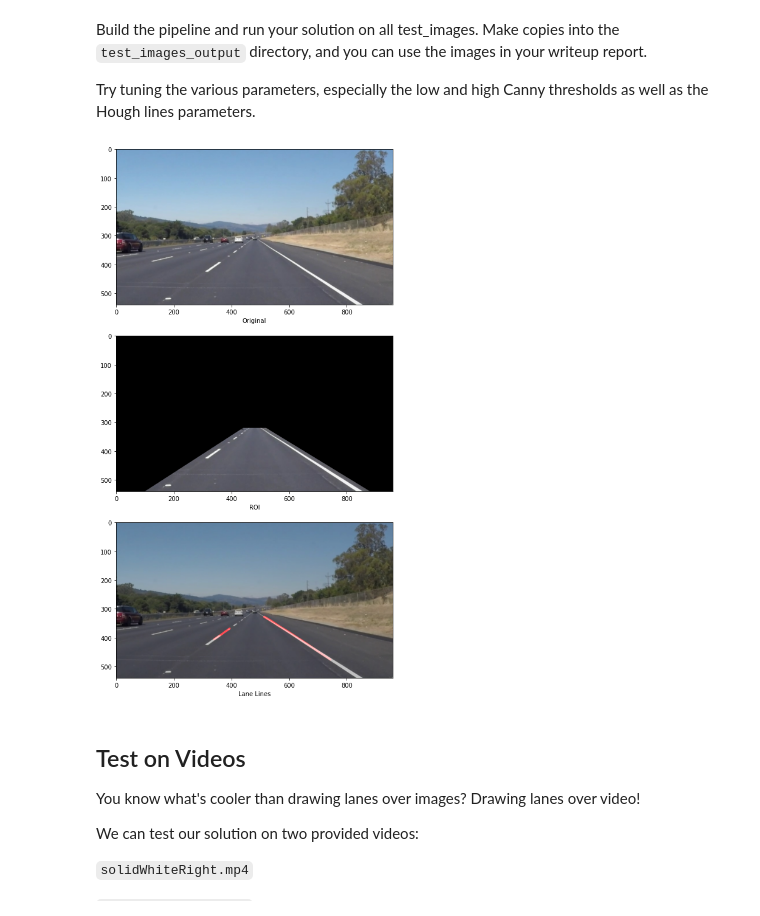
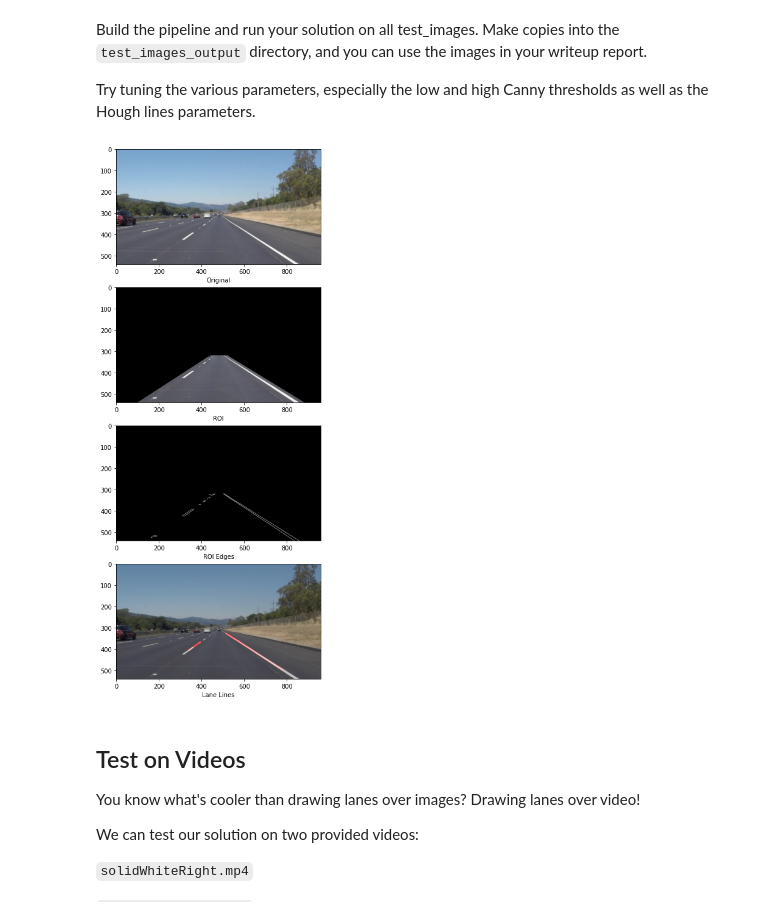
Before and after one commit to shlok-agarwal/LaneFinding, a Jupyter notebook: P1.ipynb, the cells around one changed output. Drawn from its saved outputs; the diff is of its cells as text; code cells hidden in the pictures.

Commit message:
polyfit better visual and classification

```diff
--- a/P1.ipynb
+++ b/P1.ipynb
@@ -157,18 +157,12 @@ def draw_lines(img, lines, lane_xcenter, color=[255, 0, 0], thickness=5):
         for line in lines:
             for x1,y1,x2,y2 in line:
                 angle = lineAngle(x1,y1,x2,y2)
-                if (angle >= 30 and angle <= 90) or (angle >= -90 and angle <= -30):
-                    if x1 < lane_xcenter:
-                        leftPoints = np.append(leftPoints, np.array([[x1,y1]]), axis=0)
-                    else:
-                        rightPoints = np.append(rightPoints, np.array([[x1,y1]]), axis=0)
-
-                    if x2 < lane_xcenter:
-                        leftPoints = np.append(leftPoints, np.array([[x2,y2]]), axis=0)
-                    else:
-                        rightPoints = np.append(rightPoints, np.array([[x2,y2]]), axis=0)
-
-
+                if x1 < lane_xcenter and x2 < lane_xcenter: # (angle >= -90 and angle <= -30):
+                    leftPoints = np.append(leftPoints, np.array([[x1,y1]]), axis=0)
+                    leftPoints = np.append(leftPoints, np.array([[x2,y2]]), axis=0)
+                elif x1 > lane_xcenter and x2 > lane_xcenter: # and (angle >= 30 and angle <= 90):
+                    rightPoints = np.append(rightPoints, np.array([[x1,y1]]), axis=0)
+                    rightPoints = np.append(rightPoints, np.array([[x2,y2]]), axis=0)
         return leftPoints, rightPoints
 
     # From https://stackoverflow.com/questions/19165259/python-numpy-scipy-curve-fitting
@@ -179,6 +173,7 @@ def draw_lines(img, lines, lane_xcenter, color=[255, 0, 0], thickness=5):
     f = np.poly1d(z)
 
     size = 10
+    # Instead find x from y from your desired
     fitLeftPoints = np.empty((size,2), int)
     fitLeftPoints[:,0] = np.linspace(leftPoints[0,0], leftPoints[-1,0], size)
     fitLeftPoints[:,1] = f(fitLeftPoints[:,0])
@@ -275,41 +270,44 @@ def drawLaneLine(image, vertices, lane_center_frac = 0.5):
     # Define the Hough transform parameters
     # Make a blank the same size as our image to draw on
     rho = 1 # distance resolution in pixels of the Hough grid
     theta = np.pi/180 # angular resolution in radians of the Hough grid
     threshold = 1     # minimum number of votes (intersections in Hough grid cell)
     min_line_length = 2 #minimum number of pixels making up a line
     max_line_gap = 1   # maximum gap in pixels between connectable line segments
 
     # Run Hough on edge detected image
     # Output "lines" is an array containing endpoints of detected line segments
     lines = hough_lines(roi_edges, rho, theta, threshold, min_line_length, max_line_gap, lane_center_frac)
 
     # Combo of original image and hough lines
     combo_image = weighted_img(lines, image)
 
-    return roi_color_image, combo_image
+    return roi_color_image, combo_image, roi_edges
 
-def plotVisual(image, roi_color_image, roi_lines):
+def plotVisual(image, roi_color_image, roi_lines, roi_edges):
 
-    fig, ax = plt.subplots(3, figsize=(25, 16))
+    fig, ax = plt.subplots(4, figsize=(25, 16))
     ax[0].imshow(image)
     ax[0].set_xlabel("Original")
 
     ax[1].imshow(roi_color_image)
     ax[1].set_xlabel("ROI")
 
-    ax[2].imshow(roi_lines)
-    ax[2].set_xlabel("Lane Lines")
+    ax[2].imshow(roi_edges, cmap='gray')
+    ax[2].set_xlabel("ROI Edges")
+
+    ax[3].imshow(roi_lines)
+    ax[3].set_xlabel("Lane Lines")
 
 
 # Test functions
 image = mpimg.imread('test_images/solidWhiteRight.jpg')
 imshape = image.shape
 vertices = np.array([[(100,imshape[0]),(440, 320), (520, 320), (880, imshape[0])]], dtype=np.int32)
-roi_color_image, roi_lines = drawLaneLine(image, vertices)
-plotVisual(image, roi_color_image, roi_lines)
+roi_color_image, roi_lines, roi_edges = drawLaneLine(image, vertices)
+plotVisual(image, roi_color_image, roi_lines, roi_edges)
 # %% [output]
-[figure, old version]
+[figure, new version]
 # %% [markdown]
 ## Test on Videos
 
```
Also changed, not shown: parts of 4 cells of this notebook.
